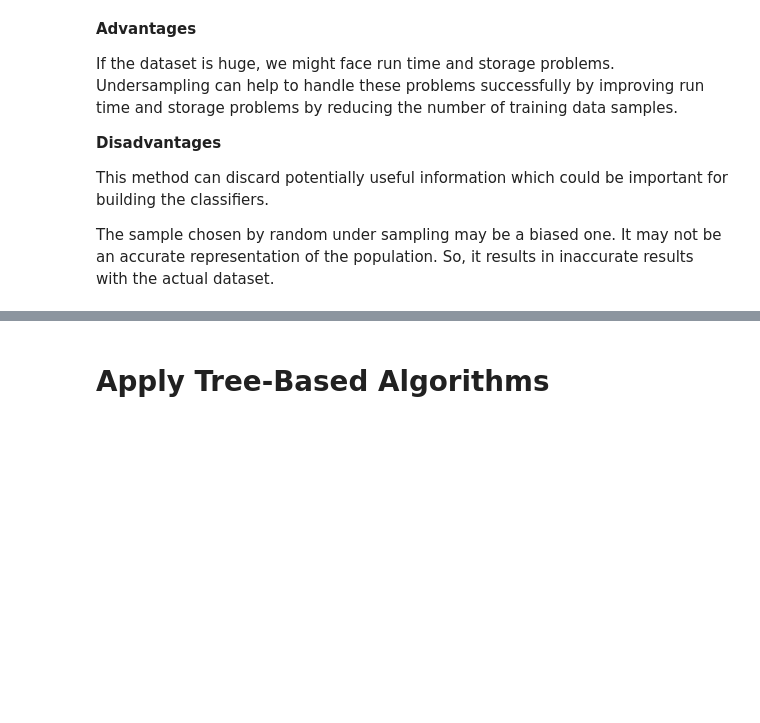
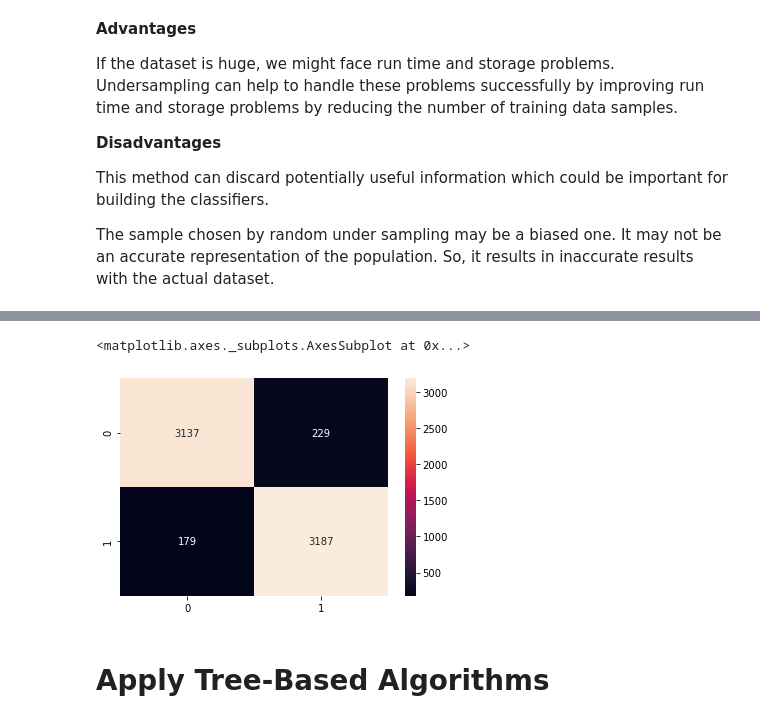
Before and after one commit to EmilienN/Data-Science-Portfolio, a Jupyter notebook: Projet -- CONVERSION RATE/Conversion rate challenge.ipynb, the cells around one changed output, grey strips where cells are left out. Cells and saved outputs as stored; diff of their text form; code cells hidden in the pictures; blank space fills up the shorter version.

```diff
--- a/Projet -- CONVERSION RATE/Conversion rate challenge.ipynb
+++ b/Projet -- CONVERSION RATE/Conversion rate challenge.ipynb
@@ -803,0 +811,28 @@ The sample chosen by random under sampling may be a biased one. It may not be an
+# %%
+import warnings
+warnings.filterwarnings("ignore")
+
+from sklearn.model_selection import GridSearchCV
+
+C1=np.logspace(0, 4, 10)
+penalty = ['l1', 'l2', 'elasticnet', 'none']
+solver = ['lbfgs','newton-cg','liblinear','sag','saga']
+max_iter = [100, 1000,2500, 5000]
+param_grid = dict(C=C1, penalty=penalty,solver=solver, max_iter = max_iter)
+
+logreg=LogisticRegression()
+logreg_cv=GridSearchCV(logreg,param_grid,cv=10)
+clf31=logreg_cv.fit(X_train3, Y_train3)
+
+print("tuned hpyerparameters :(best parameters) ",logreg_cv.best_params_)
+print("accuracy :",logreg_cv.best_score_)
+
+
+Y_train_pred31 = clf31.predict(X_train3)
+Y_test_pred31 = clf31.predict(X_test3)
+
+print("Accuracy on training set : ", accuracy_score(Y_train3, Y_train_pred31))
+print("Accuracy on test set : ", accuracy_score(Y_test3, Y_test_pred31))
+
+# print classification report
+print("Classification Report:\n\n", classification_report(Y_test3, Y_test_pred31))
@@ -804,3 +854,10 @@ The sample chosen by random under sampling may be a biased one. It may not be an
+# %%
+from sklearn.metrics import confusion_matrix
+cm = confusion_matrix(Y_test3, Y_test_pred31)
+sns.heatmap(cm, annot=True, fmt="d")
+# %% [output]
+<matplotlib.axes._subplots.AxesSubplot at 0x...>
+[figure, added]
 # %% [markdown]
 # Apply Tree-Based Algorithms <a class="anchor" id="6"></a>
 # %% [markdown]
```
Also changed, not shown: parts of 6 cells of this notebook, 1 other file.
